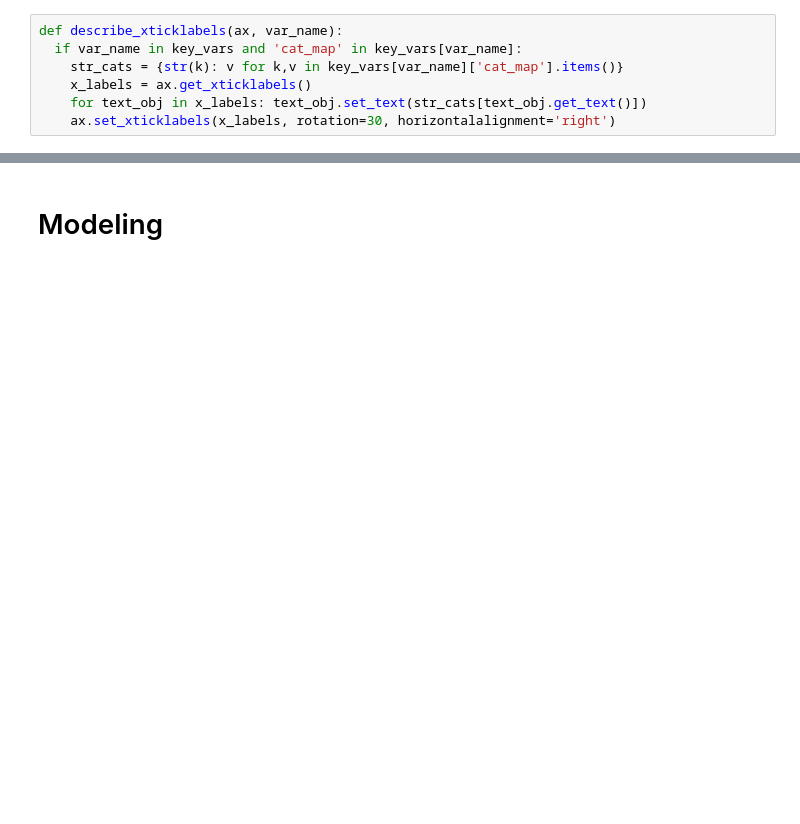
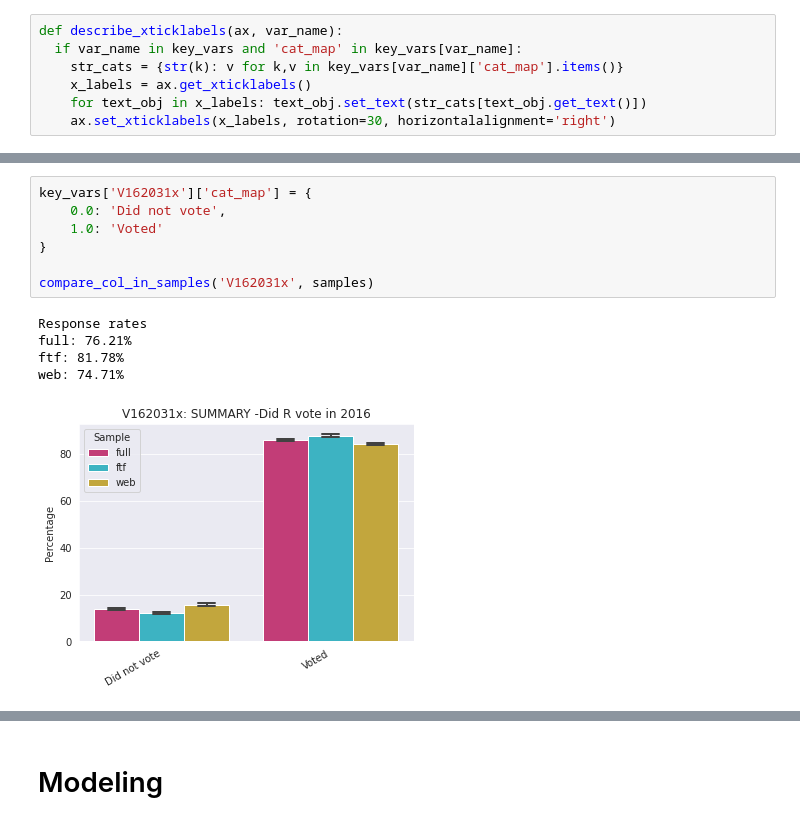
Before and after one commit to AustinVes/Voter_Emotions, a Jupyter notebook: main.ipynb, the cells around one changed output, grey strips where cells are left out. Saved outputs shown, nothing was run; the diff lists cells and outputs as text; blank space fills up the shorter version.

```diff
--- a/main.ipynb
+++ b/main.ipynb
@@ -362,0 +434,13 @@ compare_col_in_samples('V161127', samples)
+# %%
+key_vars['V162031x']['cat_map'] = {
+    0.0: 'Did not vote',
+    1.0: 'Voted'
+}
+
+compare_col_in_samples('V162031x', samples)
+# %% [output]
+Response rates
+full: 76.21%
+ftf: 81.78%
+web: 74.71%
+[figure, added]
```
Also changed, not shown: parts of 27 cells of this notebook.
